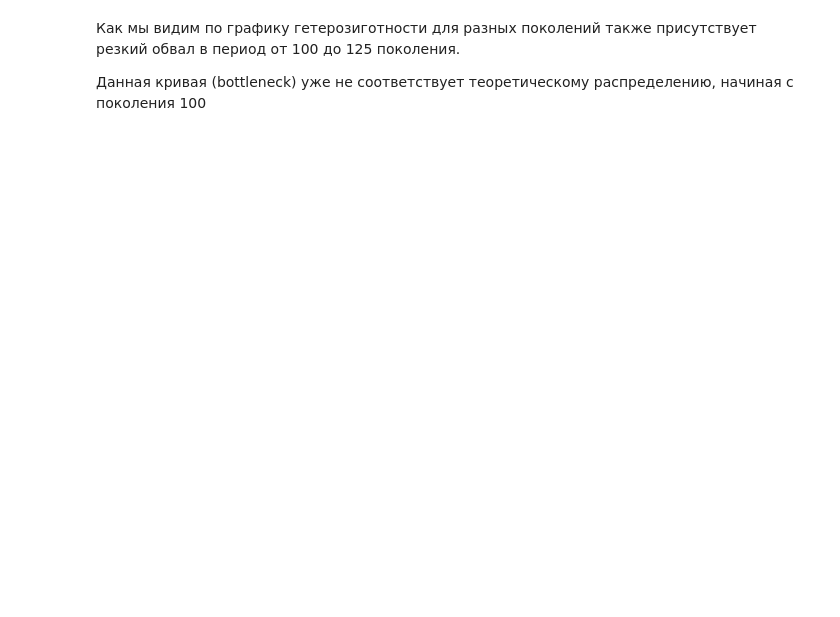
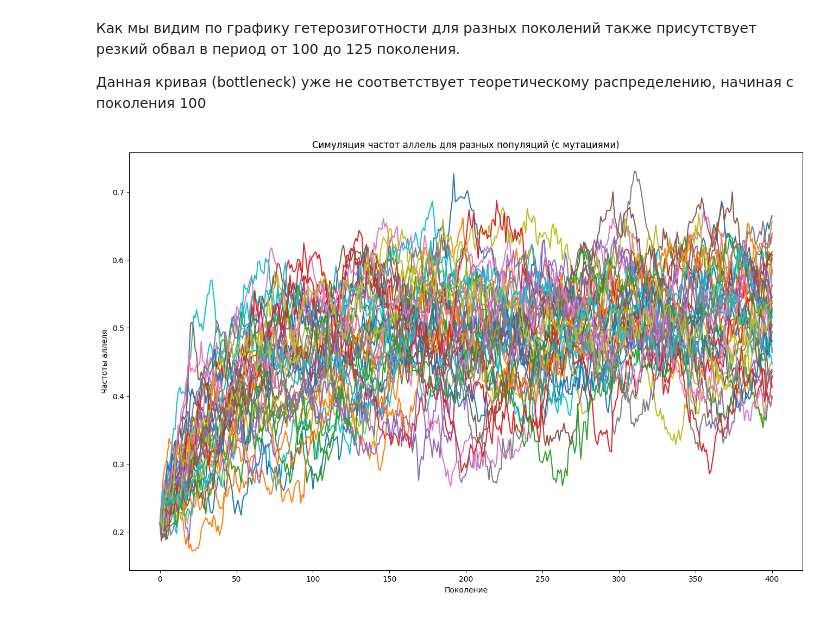
Before and after one commit to randnull/genotec, a Jupyter notebook: hw_1_wright_fisher.ipynb, the cells around one changed output. Cells and saved outputs as stored; diff of their text form; code cells hidden in the pictures; blank space fills up the shorter version.

Commit message:
add mutation for hw1

```diff
--- a/hw_1_wright_fisher.ipynb
+++ b/hw_1_wright_fisher.ipynb
@@ -190,3 +190,34 @@ plt.show()
 
 
 Данная кривая (bottleneck) уже не соответствует теоретическому распределению, начиная с поколения 100
+# %%
+def wright_fisher_mutation(N, p0, T, u, v):
+    p = np.zeros(T + 1)
+    p[0] = (1 - u - v) * p0 + v
+    for t in range(T):
+        alley_count = 2 * N
+        p[t] = (1 - u - v) * p[t] + v
+        X_t_1 = np.random.binomial(alley_count, p[t])
+        p[t + 1] = X_t_1 / alley_count
+    return p
+
+
+def run_simulation_wright_fisher_mutation(N, p0, T, R):
+    gen = []
+    for r in range(R):
+        gen.append(wright_fisher_mutation(N, p0, T, u=0.01, v=0.01))
+    return np.array(gen)
+# %%
+simulation_generations_mutation = run_simulation_wright_fisher_mutation(N=500, p0=0.2, T=400, R=40)
+# %%
+fig = plt.figure(figsize=(16, 10))
+
+for gen in simulation_generations_mutation:
+    plt.plot(gen)
+
+plt.xlabel("Поколение")
+plt.ylabel("Частоты аллеля")
+plt.title("Симуляция частот аллель для разных популяций (с мутациями)")
+plt.show()
+# %% [output]
+[figure, added]
```
Also changed, not shown: parts of 9 cells of this notebook, 1 other file.
